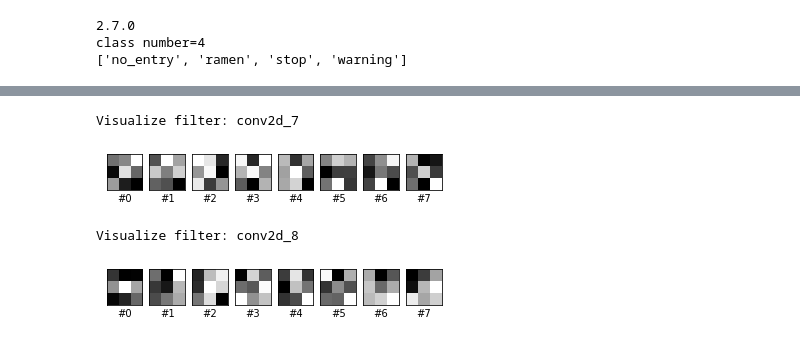
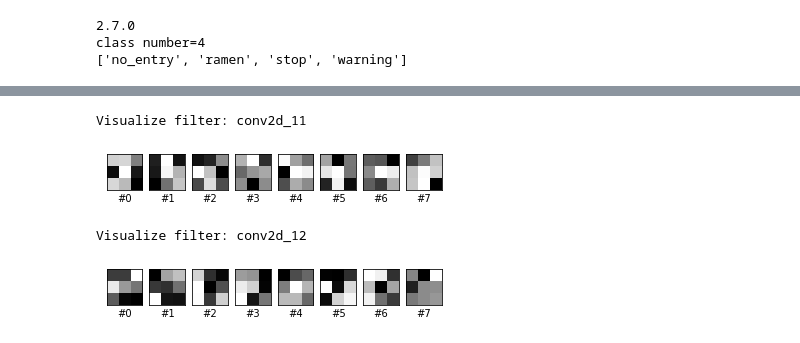
Before and after one commit to ShunsukeT15/hyousiki, a Jupyter notebook: Trial.ipynb, the cells around one changed output, grey strips where cells are left out. Drawn from its saved outputs; the diff is of its cells as text; code cells hidden in the pictures.

```diff
--- a/Trial.ipynb
+++ b/Trial.ipynb
@@ -78,11 +78,11 @@ class number=4
 # 学習率
 LEARNING_RATE = 0.0005
 # エポック（世代数）
-EPOCHS = 100
+EPOCHS = 30
 # バッチサイズ
 BATCH_SIZE = 8
 
-IMAGE_SIZE = 128
+IMAGE_SIZE = 64
 
 #train_data_gen = ImageDataGenerator(rescale=1./255)
 train_data_gen = ImageDataGenerator(rescale=1./255, rotation_range=15,width_shift_range=0.3,brightness_range=[0.3, 1.0])
@@ -271,12 +248,12 @@ Each Prediction Value: [0.924 0.076 0.   ]
 ... (6 outputs left out)
 # %%
-visualize.vis_filter(model, 'conv2d_7')
-visualize.vis_filter(model, 'conv2d_8')
+visualize.vis_filter(model, 'conv2d_11')
+visualize.vis_filter(model, 'conv2d_12')
 # %% [output]
-Visualize filter: conv2d_7
+Visualize filter: conv2d_11
-[figure, old version]
+[figure, new version]
-Visualize filter: conv2d_8
+Visualize filter: conv2d_12
-[figure, old version]
+[figure, new version]
 # %%
 !cat incorrect.txt
 # %% [output]
```
Also changed, not shown: parts of 5 cells of this notebook.
